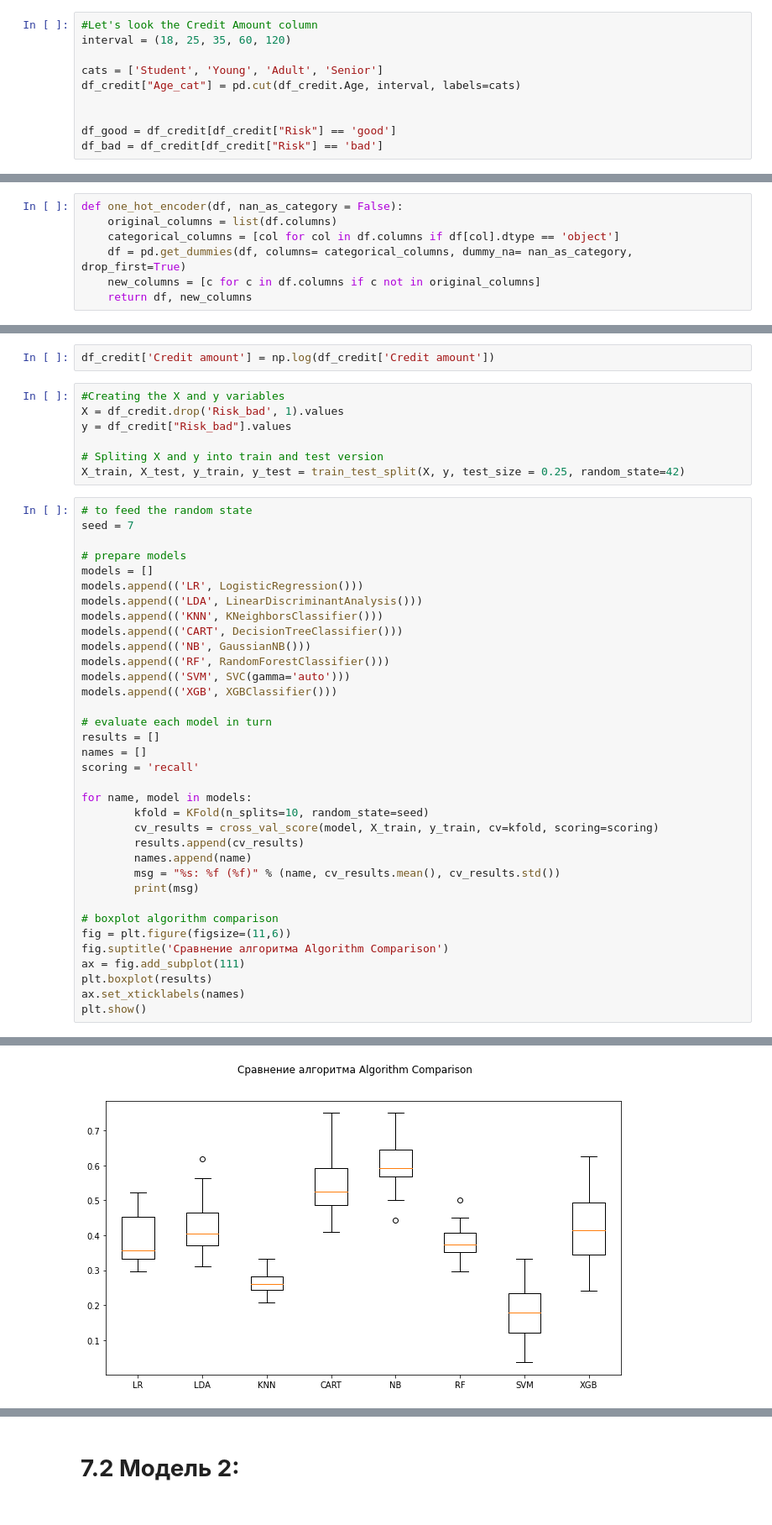
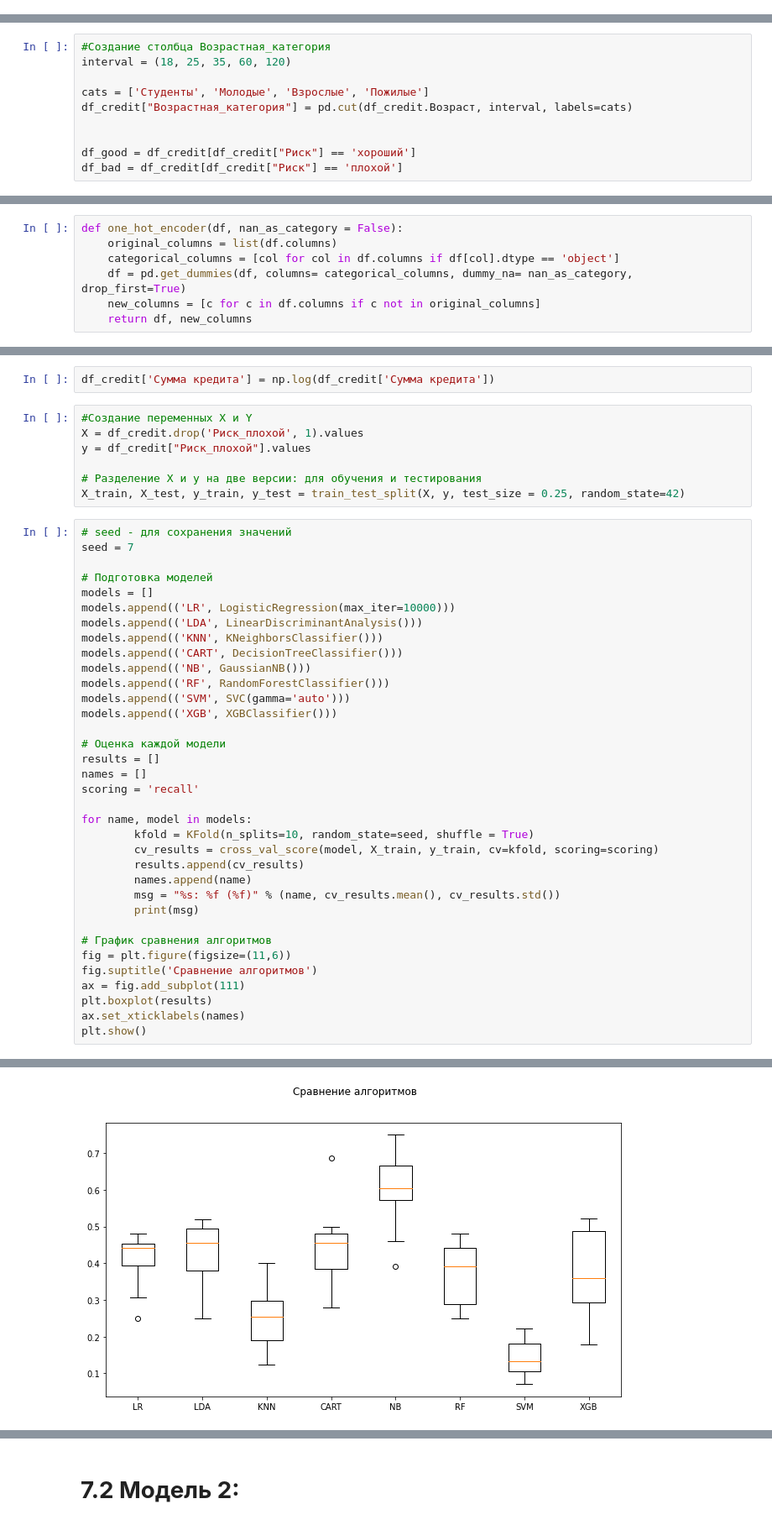
Before and after one commit to AygulKhabibullina/studying, a Jupyter notebook: Кредитный_скоринг.ipynb, the cells around one changed output, grey strips where cells are left out. Shown at 84% size. Drawn from its saved outputs; the diff is of its cells as text.

```diff
--- a/Кредитный_скоринг.ipynb
+++ b/Кредитный_скоринг.ipynb
@@ -276,12 +308,2 @@ plt.show()
 # %% [markdown]
 <h2>Создание категориальной переменной для обработки с помощью переменной Age </h2>
-# %%
-#Let's look the Credit Amount column
-interval = (18, 25, 35, 60, 120)
-
-cats = ['Student', 'Young', 'Adult', 'Senior']
-df_credit["Age_cat"] = pd.cut(df_credit.Age, interval, labels=cats)
-
-
-df_good = df_credit[df_credit["Risk"] == 'good']
-df_bad = df_credit[df_credit["Risk"] == 'bad']
@@ -990,0 +310,10 @@ pd.crosstab(df_credit[date_int[0]], df_credit[date_int[1]]).style.background_gra
+# %%
+#Создание столбца Возрастная_категория
+interval = (18, 25, 35, 60, 120)
+
+cats = ['Студенты', 'Молодые', 'Взрослые', 'Пожилые']
+df_credit["Возрастная_категория"] = pd.cut(df_credit.Возраст, interval, labels=cats)
+
+
+df_good = df_credit[df_credit["Риск"] == 'хороший']
+df_bad = df_credit[df_credit["Риск"] == 'плохой']
@@ -1111,21 +1171,21 @@ from sklearn.naive_bayes import GaussianNB
 from sklearn.svm import SVC
 from xgboost import XGBClassifier
 # %%
-df_credit['Credit amount'] = np.log(df_credit['Credit amount'])
+df_credit['Сумма кредита'] = np.log(df_credit['Сумма кредита'])
 # %%
-#Creating the X and y variables
-X = df_credit.drop('Risk_bad', 1).values
-y = df_credit["Risk_bad"].values
+#Создание переменных X и Y
+X = df_credit.drop('Риск_плохой', 1).values
+y = df_credit["Риск_плохой"].values
 
-# Spliting X and y into train and test version
+# Разделение X и y на две версии: для обучения и тестирования
 X_train, X_test, y_train, y_test = train_test_split(X, y, test_size = 0.25, random_state=42)
 # %%
-# to feed the random state
+# seed - для сохранения значений
 seed = 7
 
-# prepare models
+# Подготовка моделей
 models = []
-models.append(('LR', LogisticRegression()))
+models.append(('LR', LogisticRegression(max_iter=10000)))
 models.append(('LDA', LinearDiscriminantAnalysis()))
 models.append(('KNN', KNeighborsClassifier()))
 models.append(('CART', DecisionTreeClassifier()))
@@ -1134,22 +1194,22 @@ models.append(('RF', RandomForestClassifier()))
 models.append(('SVM', SVC(gamma='auto')))
 models.append(('XGB', XGBClassifier()))
 
-# evaluate each model in turn
+# Оценка каждой модели
 results = []
 names = []
 scoring = 'recall'
 
 for name, model in models:
-        kfold = KFold(n_splits=10, random_state=seed)
+        kfold = KFold(n_splits=10, random_state=seed, shuffle = True)
         cv_results = cross_val_score(model, X_train, y_train, cv=kfold, scoring=scoring)
         results.append(cv_results)
         names.append(name)
         msg = "%s: %f (%f)" % (name, cv_results.mean(), cv_results.std())
         print(msg)
 
-# boxplot algorithm comparison
+# График сравнения алгоритмов
 fig = plt.figure(figsize=(11,6))
-fig.suptitle('Сравнение алгоритма Algorithm Comparison')
+fig.suptitle('Сравнение алгоритмов')
 ax = fig.add_subplot(111)
 plt.boxplot(results)
 ax.set_xticklabels(names)
@@ -1192,2 +1226,2 @@ XGB: 0.422917 (0.110550)
-[figure, old version]
+[figure, new version]
 # %% [markdown]
```
Also changed, not shown: parts of 153 cells of this notebook.
